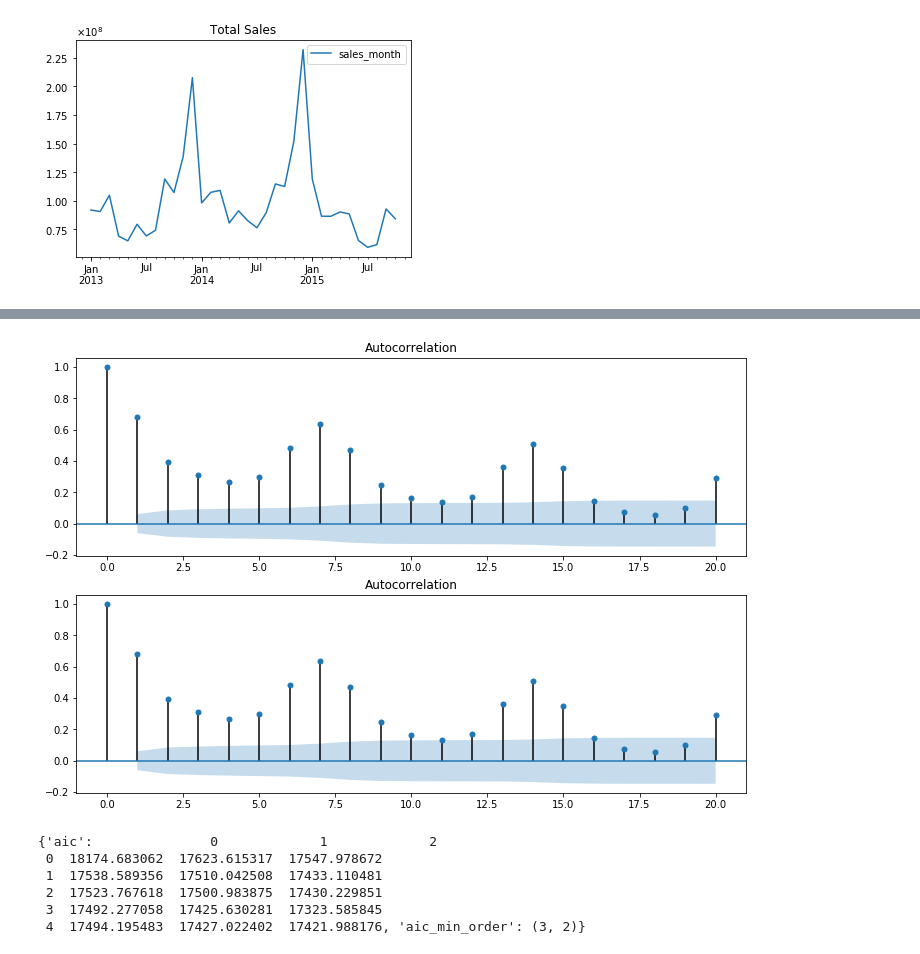
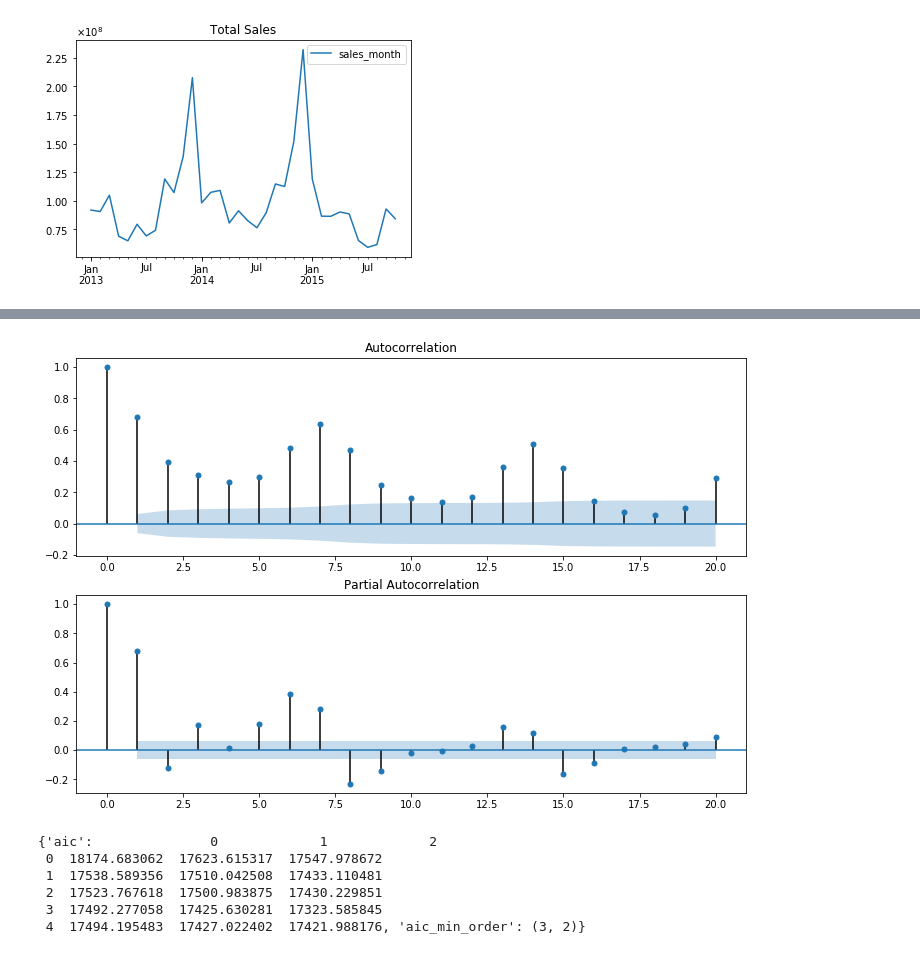
Before and after one commit to yuki-tkym/kaggle, a Jupyter notebook: PredictFutureSales/predictOneCSales.ipynb, the cells around one changed output, grey strips where cells are left out. Saved outputs shown, nothing was run; the diff lists cells and outputs as text; code cells hidden in the pictures.

```diff
--- a/PredictFutureSales/predictOneCSales.ipynb
+++ b/PredictFutureSales/predictOneCSales.ipynb
@@ -84,16 +88,18 @@ plt.show()
 # %%
 # 日次データ　売り上げ個数
 # 自己相関（Autocorrelation）プロット
 import statsmodels.api as sm
 fig = plt.figure(figsize=(12,8))
 ax1 = fig.add_subplot(211)
 fig = sm.graphics.tsa.plot_acf(tsi_day['item_cnt_day'], lags=20, ax=ax1)
+fig.savefig('./img/acf_tsi_day.png')
 
 # 偏自己相関（Partial Autocorrelation）プロット
 ax2 = fig.add_subplot(212)
-fig = sm.graphics.tsa.plot_acf(tsi_day['item_cnt_day'], lags=20, ax=ax2)
+fig = sm.graphics.tsa.plot_pacf(tsi_day['item_cnt_day'], lags=20, ax=ax2)
+fig.savefig('./img/pacf_tsi_day.png')
 # %% [output]
-[figure, old version]
+[figure, new version]
 # %%
 # 売り上げ個数
 from statsmodels.tsa import stattools as st
```
Also changed, not shown: parts of 8 cells of this notebook.
